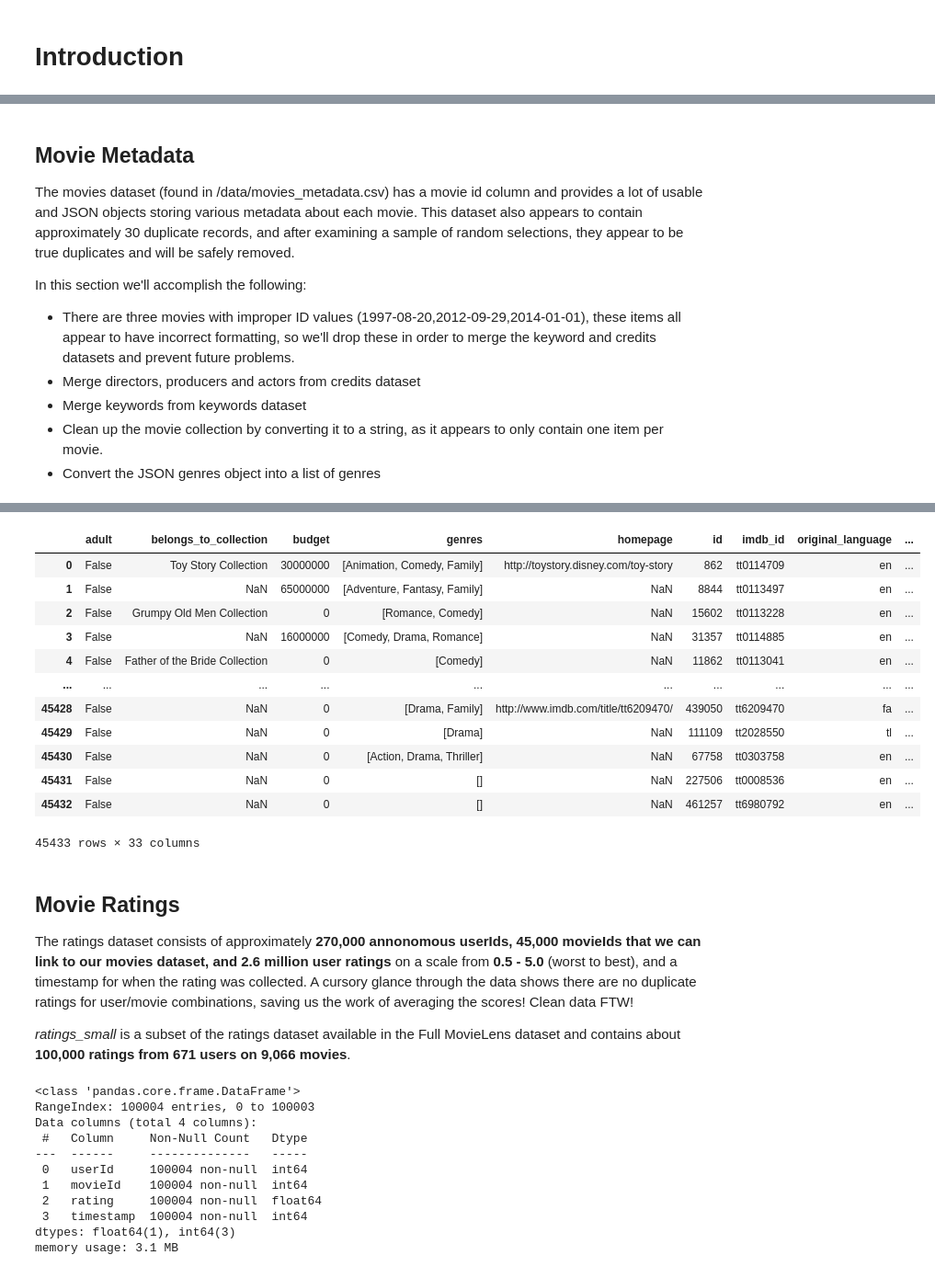
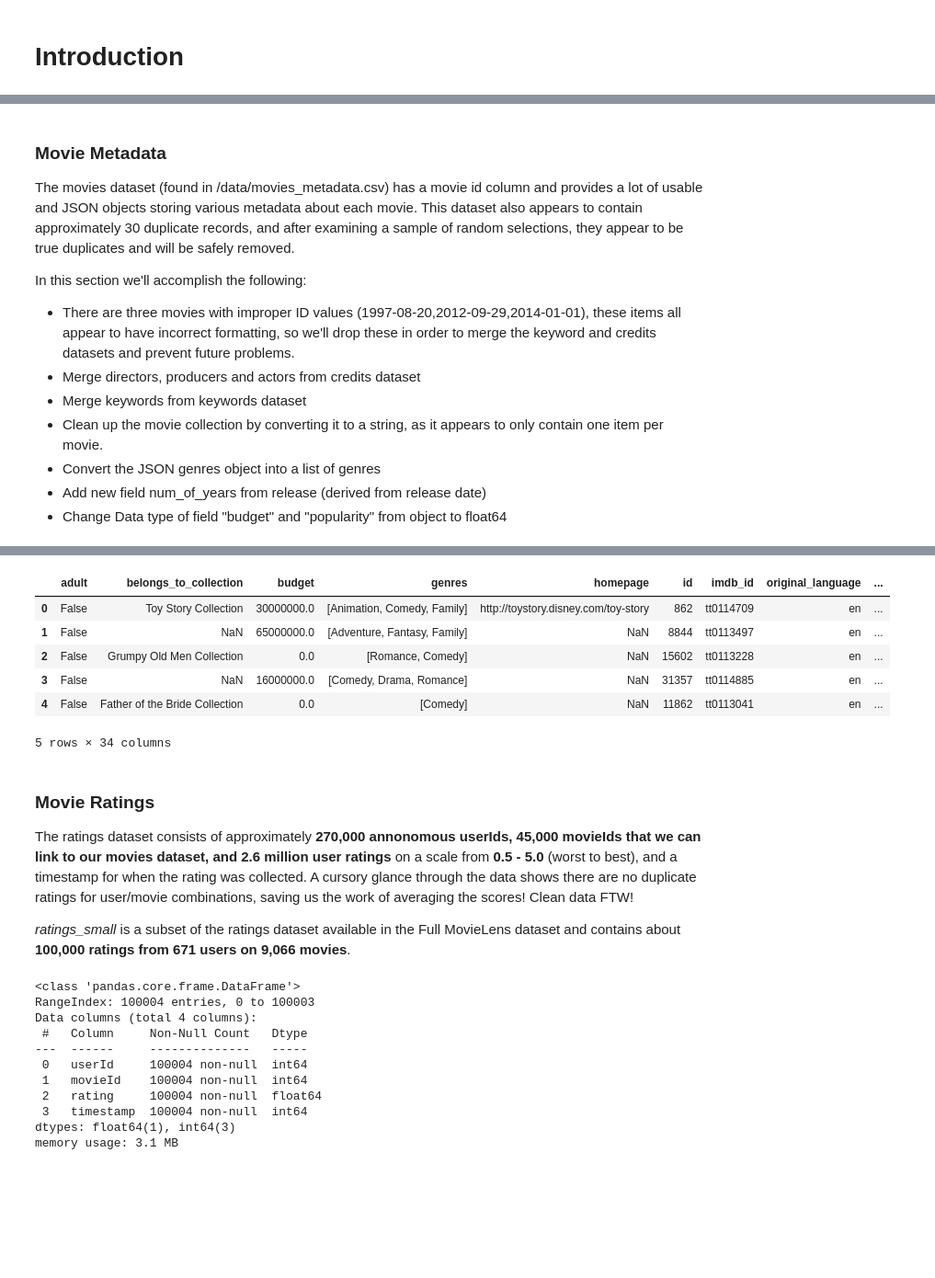
Before and after one commit to sachinac/ML7331, a Jupyter notebook: msds_7331_lab3.ipynb, the cells around one changed output, grey strips where cells are left out. Shown at 92% size. Drawn from its saved outputs; the diff is of its cells as text; code cells hidden in the pictures; blank space fills up the shorter version.

```diff
--- a/msds_7331_lab3.ipynb
+++ b/msds_7331_lab3.ipynb
@@ -389,5 +584,5 @@ Wall time: 1.45 s
 # %% [markdown]
-## Movie Metadata
+### Movie Metadata
 
 
 
@@ -399,9 +594,18 @@ In this section we'll accomplish the following:
 * Merge keywords from keywords dataset
 * Clean up the movie collection by converting it to a string, as it appears to only contain one item per movie.
 * Convert the JSON genres object into a list of genres
+* Add new field num_of_years from release (derived from release date)
+* Change Data type of field "budget" and "popularity" from object to float64
 # %%
 %%time
-movies = pd.read_csv('./data/movies/movies_metadata.csv', low_memory=False)
+def number_of_years(d1, d2):
+    d1 = datetime.strptime(d1, "%Y-%m-%d")
+    d2 = datetime.strptime(d2, "%Y-%m-%d")
+    return round(abs((d2 - d1).days)/365.0,1)
+
+today = datetime.today().strftime("%Y-%m-%d")
+
+#movies = pd.read_csv('./data/movies/movies_metadata.csv', low_memory=False)
 print('Original Movies Shape: ', movies.shape, '\n')
 
 # Remove the movies with erroneous data & convert ID to int:
@@ -438,9 +642,17 @@ movies['spoken_languages_dict'] = movies['spoken_languages']
 movies['genres'] = movies.genres.apply(get_keywords)
 movies['spoken_languages'] = movies.spoken_languages.apply(get_keywords)
 
+#
+#  We can check if a string is NaN by using the property of NaN object that a NaN != NaN.
+#  y==y checks if given string is not an NaN. if NaN it will put undefined -1
+#
+movies['number_of_years']  =  [ number_of_years(today,y) if y==y else -1 for y in movies['release_date']]
+
 print(movies.info(),timebreak)
+movies['budget']     = movies['budget'].astype('float64')
+movies['popularity'] = movies['popularity'].astype('float64')
 
-movies
+movies.head()
 # %% [output]
 Original Movies Shape:  (45466, 24)
 
@@ -462,18 +674,12 @@ Wall time: 2.44 s
 |  | adult | belongs_to_collection | budget | genres | homepage | id | imdb_id | original_language | ... |
-| 0 | False | Toy Story Collection | 30000000 | [Animation, Comedy, Family] | http://toystory.disney.com/toy-story | 862 | tt0114709 | en | ... |
-| 1 | False | NaN | 65000000 | [Adventure, Fantasy, Family] | NaN | 8844 | tt0113497 | en | ... |
-| 2 | False | Grumpy Old Men Collection | 0 | [Romance, Comedy] | NaN | 15602 | tt0113228 | en | ... |
-| 3 | False | NaN | 16000000 | [Comedy, Drama, Romance] | NaN | 31357 | tt0114885 | en | ... |
-| 4 | False | Father of the Bride Collection | 0 | [Comedy] | NaN | 11862 | tt0113041 | en | ... |
-| ... | ... | ... | ... | ... | ... | ... | ... | ... | ... |
-| 45428 | False | NaN | 0 | [Drama, Family] | http://www.imdb.com/title/tt6209470/ | 439050 | tt6209470 | fa | ... |
-| 45429 | False | NaN | 0 | [Drama] | NaN | 111109 | tt2028550 | tl | ... |
-| 45430 | False | NaN | 0 | [Action, Drama, Thriller] | NaN | 67758 | tt0303758 | en | ... |
-| 45431 | False | NaN | 0 | [] | NaN | 227506 | tt0008536 | en | ... |
-| 45432 | False | NaN | 0 | [] | NaN | 461257 | tt6980792 | en | ... |
+| 0 | False | Toy Story Collection | 30000000.0 | [Animation, Comedy, Family] | http://toystory.disney.com/toy-story | 862 | tt0114709 | en | ... |
+| 1 | False | NaN | 65000000.0 | [Adventure, Fantasy, Family] | NaN | 8844 | tt0113497 | en | ... |
+| 2 | False | Grumpy Old Men Collection | 0.0 | [Romance, Comedy] | NaN | 15602 | tt0113228 | en | ... |
+| 3 | False | NaN | 16000000.0 | [Comedy, Drama, Romance] | NaN | 31357 | tt0114885 | en | ... |
+| 4 | False | Father of the Bride Collection | 0.0 | [Comedy] | NaN | 11862 | tt0113041 | en | ... |
-45433 rows × 33 columns
+5 rows × 34 columns
 # %% [markdown]
-## Movie Ratings
+### Movie Ratings
 
 The ratings dataset consists of approximately **270,000 annonomous userIds, 45,000 movieIds that we can link to our movies dataset, and 2.6 million user ratings** on a scale from **0.5 - 5.0** (worst to best), and a timestamp for when the rating was collected. A cursory glance through the data shows there are no duplicate ratings for user/movie combinations, saving us the work of averaging the scores! Clean data FTW!
 
```
Also changed, not shown: parts of 68 cells of this notebook.
